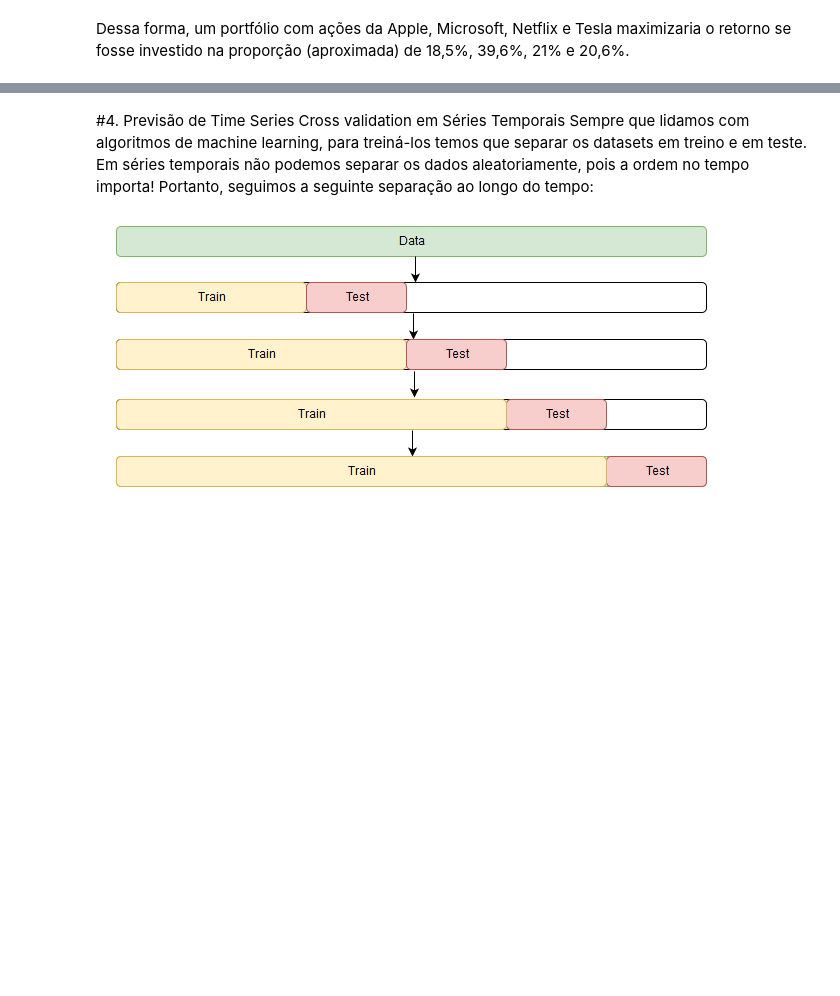
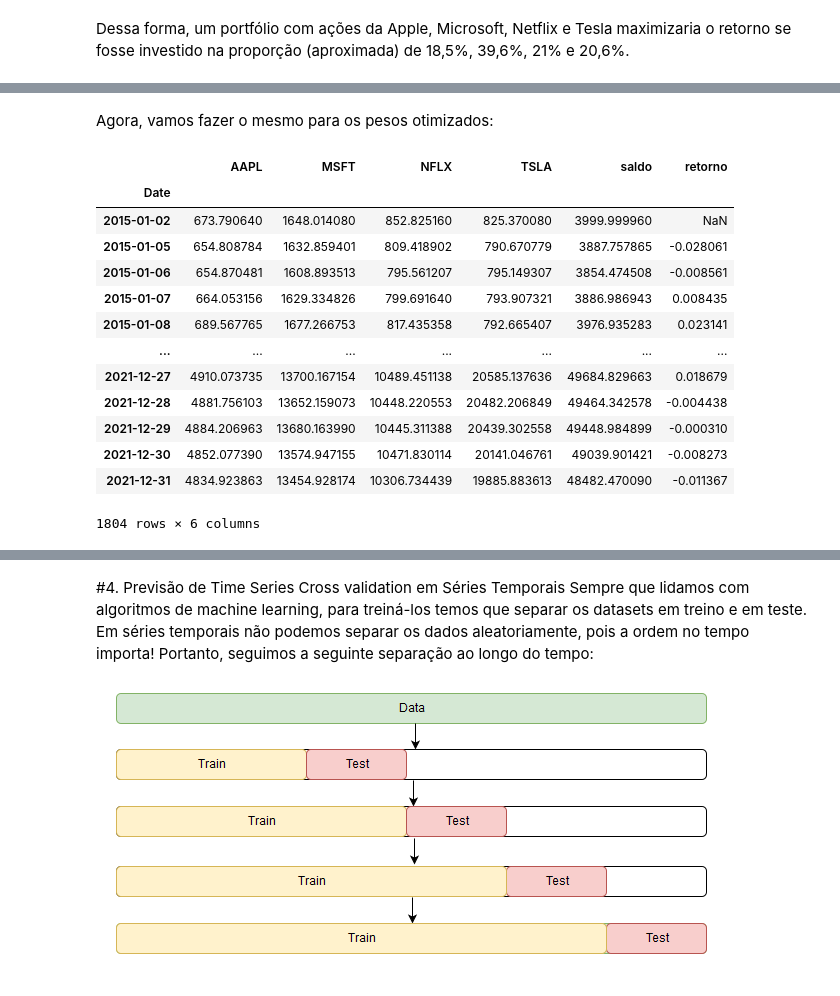
Before and after one commit to fernandaperon1/financas_quantitativas, a Jupyter notebook: analise_portfolio.ipynb, the cells around one changed output, grey strips where cells are left out. Cells and saved outputs as stored; diff of their text form; code cells hidden in the pictures; blank space fills up the shorter version.

```diff
--- a/analise_portfolio.ipynb
+++ b/analise_portfolio.ipynb
@@ -441,0 +499,27 @@ array([-0.02829874, -0.03630762, -0.02819964, ..., 12.87716316,
+# %% [markdown]
+Agora, vamos fazer o mesmo para os pesos otimizados:
+# %%
+peso= [0.16844766, 0.41200352, 0.21320629, 0.20634252]
+carteira_otimizada= 4000*retorno_acumulado.iloc[:,:4]
+carteira_otimizada['AAPL']= 0.16844766*carteira_otimizada['AAPL']
+carteira_otimizada['MSFT']= 0.41200352*carteira_otimizada['MSFT']
+carteira_otimizada['NFLX']= 0.21320629*carteira_otimizada['NFLX']
+carteira_otimizada['TSLA']= 0.20634252*carteira_otimizada['TSLA']
+carteira_otimizada['saldo']= carteira_otimizada.sum(axis=1) #saldo da carteira é a soma horizontal do preço dos ativos
+carteira_otimizada['retorno']=carteira_otimizada['saldo'].pct_change()
+carteira_otimizada
+# %% [output]
+|  | AAPL | MSFT | NFLX | TSLA | saldo | retorno |
+| Date |  |  |  |  |  |  |
+| 2015-01-02 | 673.790640 | 1648.014080 | 852.825160 | 825.370080 | 3999.999960 | NaN |
+| 2015-01-05 | 654.808784 | 1632.859401 | 809.418902 | 790.670779 | 3887.757865 | -0.028061 |
+| 2015-01-06 | 654.870481 | 1608.893513 | 795.561207 | 795.149307 | 3854.474508 | -0.008561 |
+| 2015-01-07 | 664.053156 | 1629.334826 | 799.691640 | 793.907321 | 3886.986943 | 0.008435 |
+| 2015-01-08 | 689.567765 | 1677.266753 | 817.435358 | 792.665407 | 3976.935283 | 0.023141 |
+| ... | ... | ... | ... | ... | ... | ... |
+| 2021-12-27 | 4910.073735 | 13700.167154 | 10489.451138 | 20585.137636 | 49684.829663 | 0.018679 |
+| 2021-12-28 | 4881.756103 | 13652.159073 | 10448.220553 | 20482.206849 | 49464.342578 | -0.004438 |
+| 2021-12-29 | 4884.206963 | 13680.163990 | 10445.311388 | 20439.302558 | 49448.984899 | -0.000310 |
+| 2021-12-30 | 4852.077390 | 13574.947155 | 10471.830114 | 20141.046761 | 49039.901421 | -0.008273 |
+| 2021-12-31 | 4834.923863 | 13454.928174 | 10306.734439 | 19885.883613 | 48482.470090 | -0.011367 |
+1804 rows × 6 columns
```
Also changed, not shown: parts of 28 cells of this notebook.
